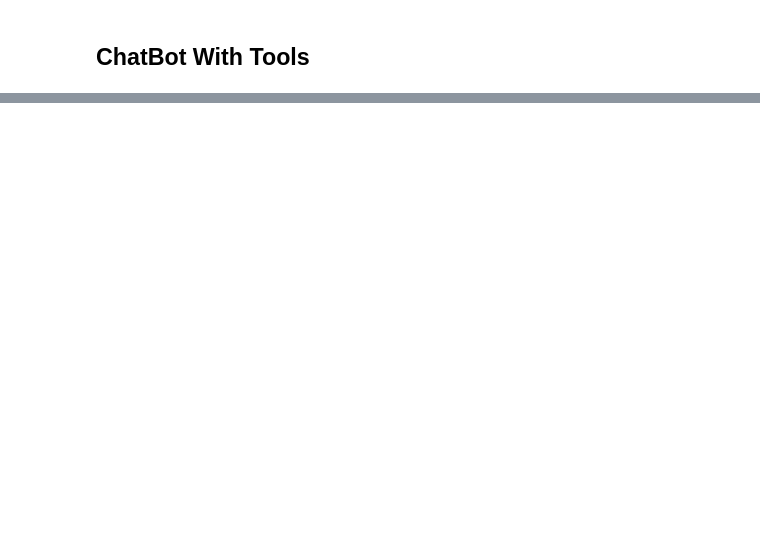
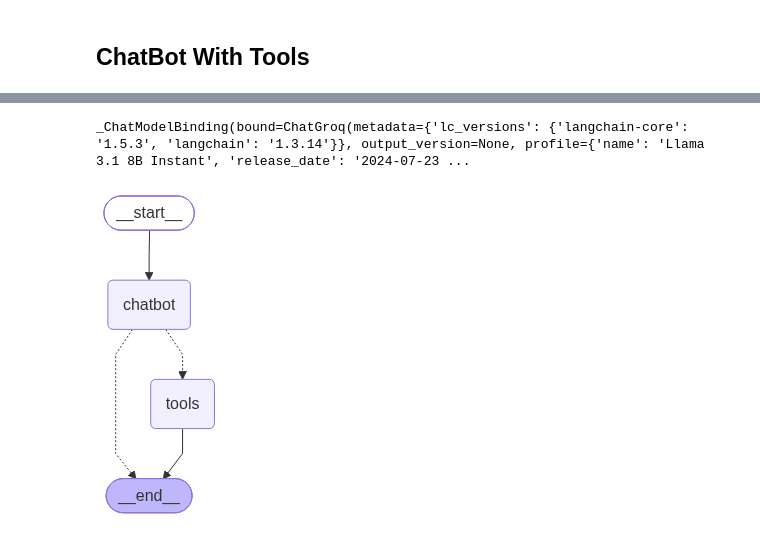
Before and after one commit to SinghaiTanay/langgraph_tut_krishnaik, a Jupyter notebook: 1_basic_chatbot/1_Basic_Chatbot.ipynb, the cells around one changed output, grey strips where cells are left out. Cells and saved outputs as stored; diff of their text form; code cells hidden in the pictures; blank space fills up the shorter version.

```diff
--- a/1_basic_chatbot/1_Basic_Chatbot.ipynb
+++ b/1_basic_chatbot/1_Basic_Chatbot.ipynb
@@ -76,0 +81,20 @@ tool.invoke("winner of 2026 world cup football")
+# %%
+def multiply(a: int, b: int) -> int:
+    """Multiply a and b
+
+    Args:
+        a (int): first number
+        b (int): second number
+
+    Returns:
+        int: a*b
+    """
+    return a*b
+# %%
+tools = [tool, multiply]
+
+llm_with_tools = llm.bind_tools(tools)
+# %%
+llm_with_tools
+# %% [output]
+_ChatModelBinding(bound=ChatGroq(metadata={'lc_versions': {'langchain-core': '1.5.3', 'langchain': '1.3.14'}}, output_version=None, profile={'name': 'Llama 3.1 8B Instant', 'release_date': '2024-07-23 ...
@@ -76,0 +107,24 @@ tool.invoke("winner of 2026 world cup football")
+# %%
+class State(TypedDict):
+    messages: Annotated[list, add_messages]
+# %%
+def chatBot(state: State):
+    return {"messages": llm_with_tools.invoke(state["messages"])}
+# %%
+graph_builder = StateGraph(State)
+
+graph_builder.add_node("chatbot", chatBot)
+graph_builder.add_node("tools", ToolNode(tools))
+graph_builder.add_edge(START, "chatbot")
+graph_builder.add_conditional_edges(
+    "chatbot",
+    # If the latest message (result) from assistant is a tool call -> tools_condition routes to tools
+    # If the latest message (result) from assistant is a not a tool call -> tools_condition routes to END
+    tools_condition
+)
+graph_builder.add_edge("tools", END)
+
+graph = graph_builder.compile()
+graph
+# %% [output]
+[figure, added]
```
Also changed, not shown: parts of 10 cells of this notebook, 2 other files.
